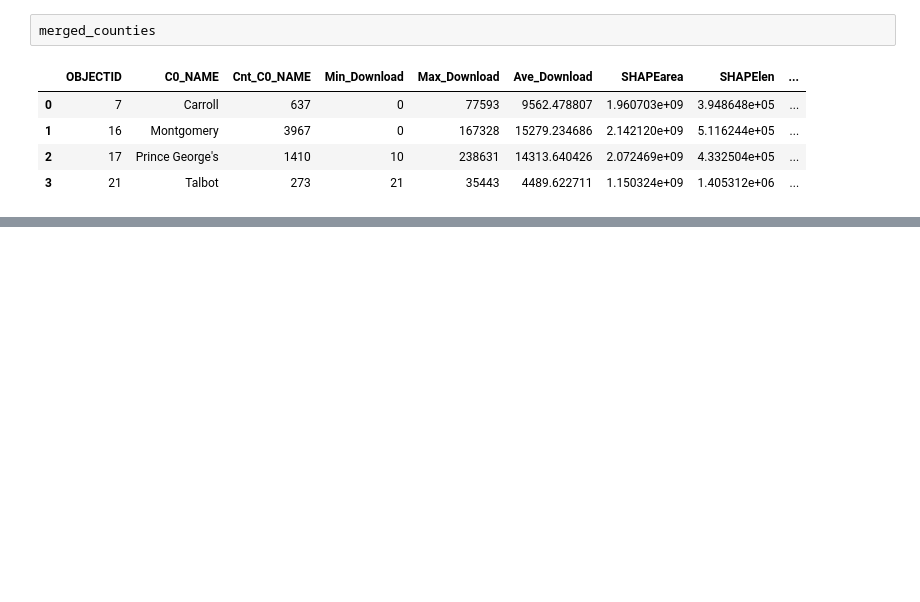
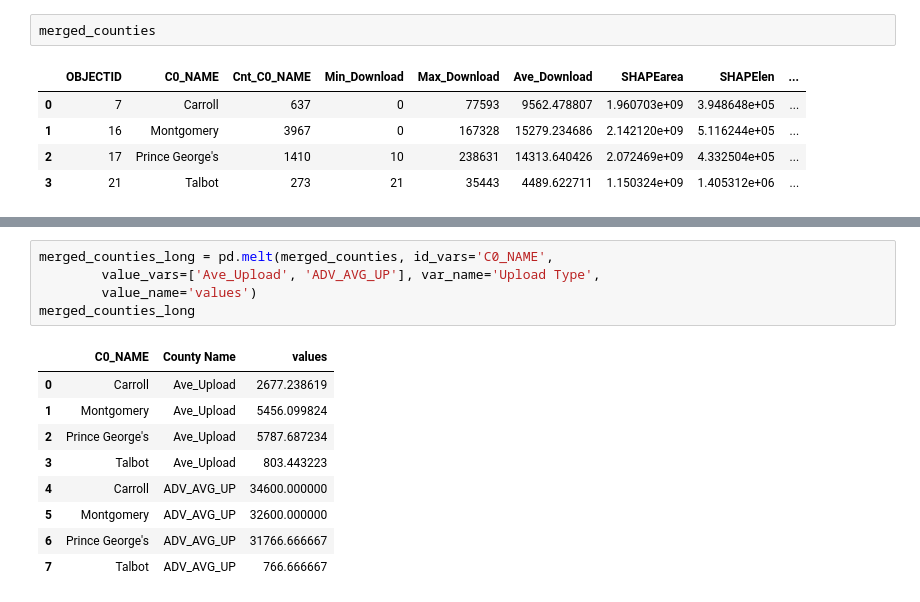
Before and after one commit to colinsully1/447-Project, a Jupyter notebook: 447 Project - Internet Speeds.ipynb, the cells around one changed output, grey strips where cells are left out. Saved outputs shown, nothing was run; the diff lists cells and outputs as text; blank space fills up the shorter version.

```diff
--- a/447 Project - Internet Speeds.ipynb
+++ b/447 Project - Internet Speeds.ipynb
@@ -248,0 +259,15 @@ merged_counties.plot.bar(x='C0_NAME', y=['Ave_Upload', 'ADV_AVG_UP'])
+# %%
+merged_counties_long = pd.melt(merged_counties, id_vars='C0_NAME',
+        value_vars=['Ave_Upload', 'ADV_AVG_UP'], var_name='Upload Type',
+        value_name='values')
+merged_counties_long
+# %% [output]
+|  | C0_NAME | County Name | values |
+| 0 | Carroll | Ave_Upload | 2677.238619 |
+| 1 | Montgomery | Ave_Upload | 5456.099824 |
+| 2 | Prince George's | Ave_Upload | 5787.687234 |
+| 3 | Talbot | Ave_Upload | 803.443223 |
+| 4 | Carroll | ADV_AVG_UP | 34600.000000 |
+| 5 | Montgomery | ADV_AVG_UP | 32600.000000 |
+| 6 | Prince George's | ADV_AVG_UP | 31766.666667 |
+| 7 | Talbot | ADV_AVG_UP | 766.666667 |
```
Also changed, not shown: parts of 7 cells of this notebook.
